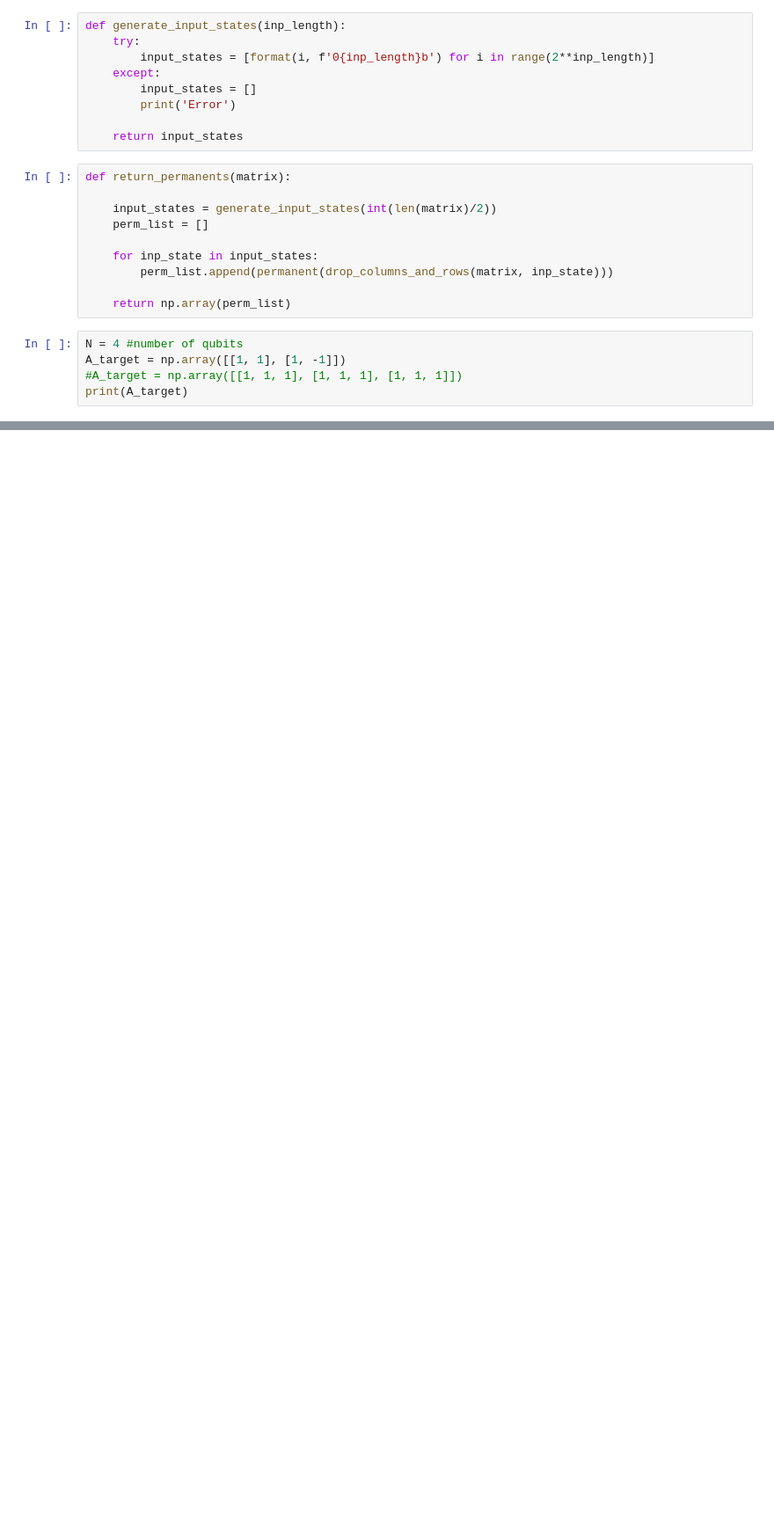
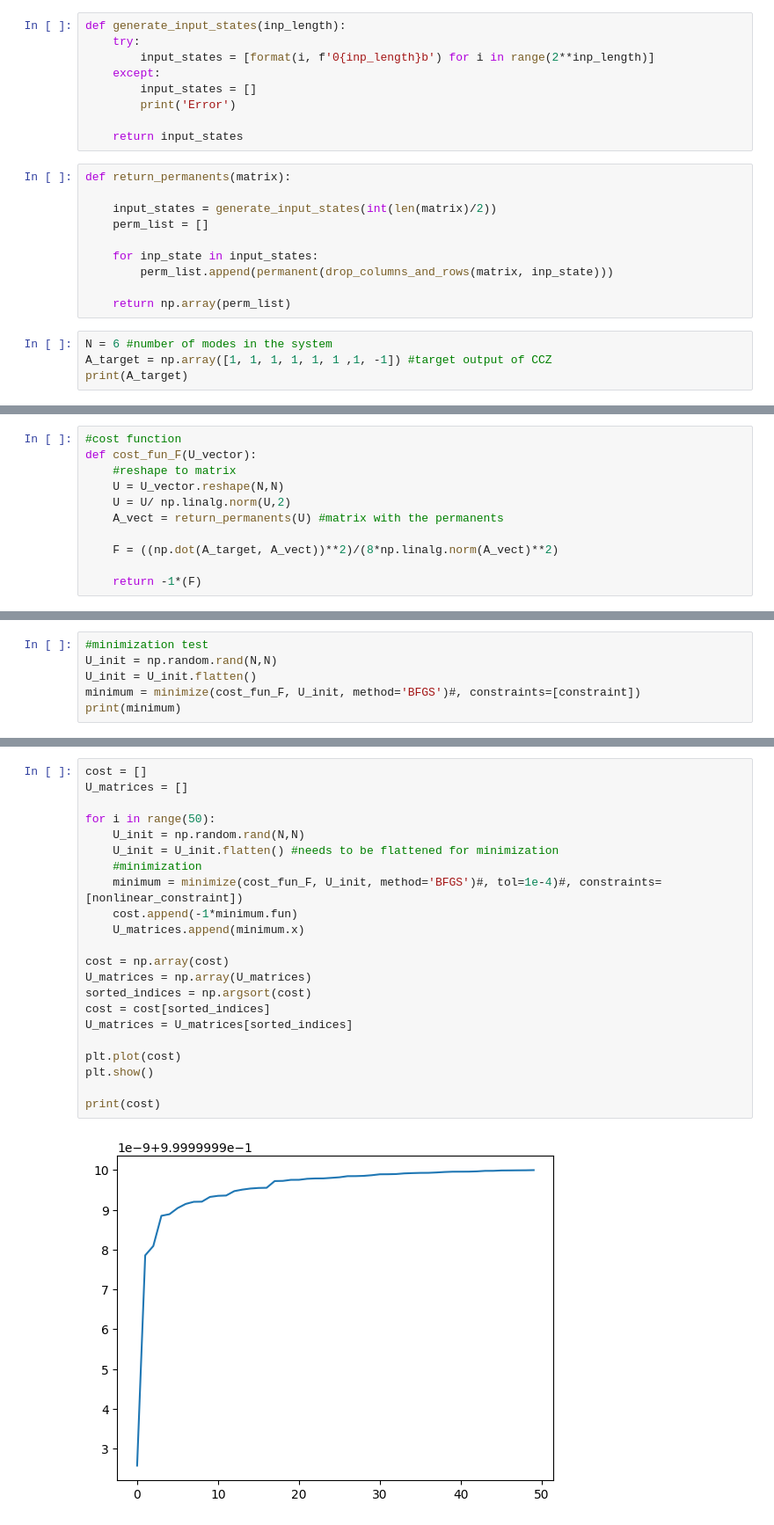
Before and after one commit to andrea-lizzit/iQuHACK24-F-AFFMP, a Jupyter notebook: CCZ.ipynb, the cells around one changed output, grey strips where cells are left out. Shown at 88% size. Cells and saved outputs as stored; diff of their text form; blank space fills up the shorter version.

```diff
--- a/CCZ.ipynb
+++ b/CCZ.ipynb
@@ -59,8 +63,7 @@ def return_permanents(matrix):
 
     return np.array(perm_list)
 # %%
-N = 4 #number of qubits
-A_target = np.array([[1, 1], [1, -1]])
-#A_target = np.array([[1, 1, 1], [1, 1, 1], [1, 1, 1]])
+N = 6 #number of modes in the system
+A_target = np.array([1, 1, 1, 1, 1, 1 ,1, -1]) #target output of CCZ
 print(A_target)
 # %% [output]
@@ -74,0 +71,11 @@ def permanent_a(U_matrix):
+# %%
+#cost function
+def cost_fun_F(U_vector):
+    #reshape to matrix
+    U = U_vector.reshape(N,N)
+    U = U/ np.linalg.norm(U,2)
+    A_vect = return_permanents(U) #matrix with the permanents
+
+    F = ((np.dot(A_target, A_vect))**2)/(8*np.linalg.norm(A_vect)**2)
+
+    return -1*(F)
@@ -74,0 +89,6 @@ def permanent_a(U_matrix):
+# %%
+#minimization test
+U_init = np.random.rand(N,N)
+U_init = U_init.flatten()
+minimum = minimize(cost_fun_F, U_init, method='BFGS')#, constraints=[constraint])
+print(minimum)
@@ -74,0 +110,24 @@ def permanent_a(U_matrix):
+# %%
+cost = []
+U_matrices = []
+
+for i in range(50):
+    U_init = np.random.rand(N,N)
+    U_init = U_init.flatten() #needs to be flattened for minimization
+    #minimization
+    minimum = minimize(cost_fun_F, U_init, method='BFGS')#, tol=1e-4)#, constraints=[nonlinear_constraint])
+    cost.append(-1*minimum.fun)
+    U_matrices.append(minimum.x)
+
+cost = np.array(cost)
+U_matrices = np.array(U_matrices)
+sorted_indices = np.argsort(cost)
+cost = cost[sorted_indices]
+U_matrices = U_matrices[sorted_indices]
+
+plt.plot(cost)
+plt.show()
+
+print(cost)
+# %% [output]
+[figure, added]
```
Also changed, not shown: parts of 17 cells of this notebook, 1 other file.
